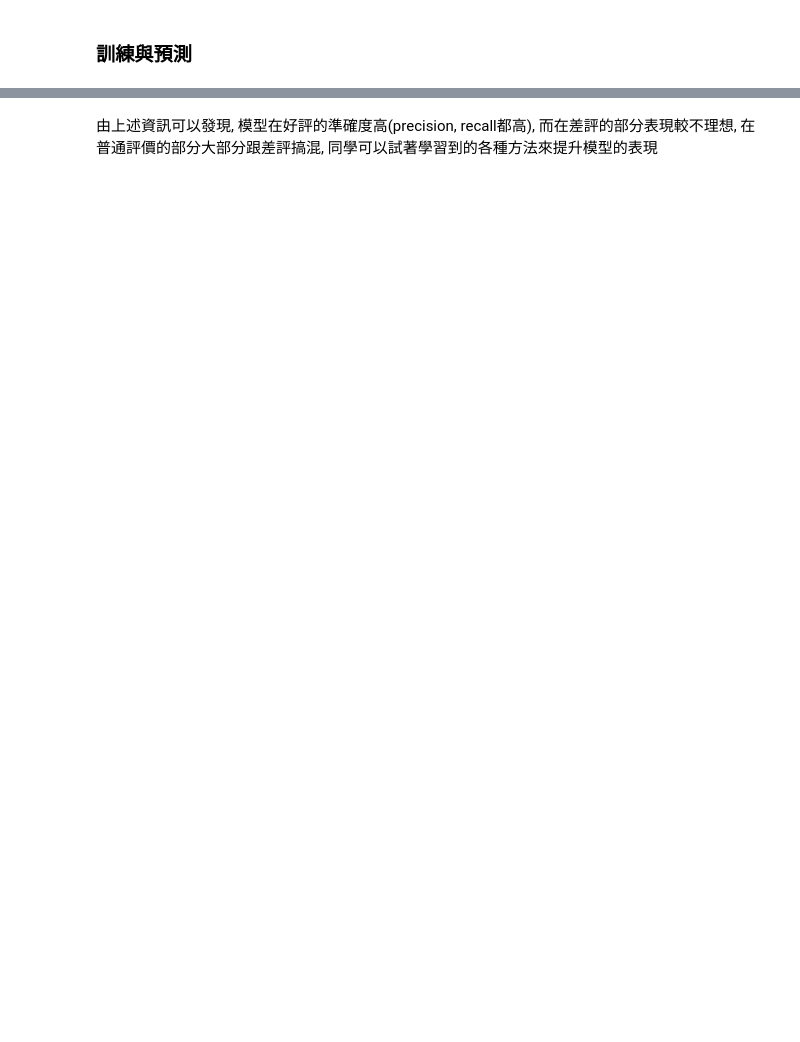
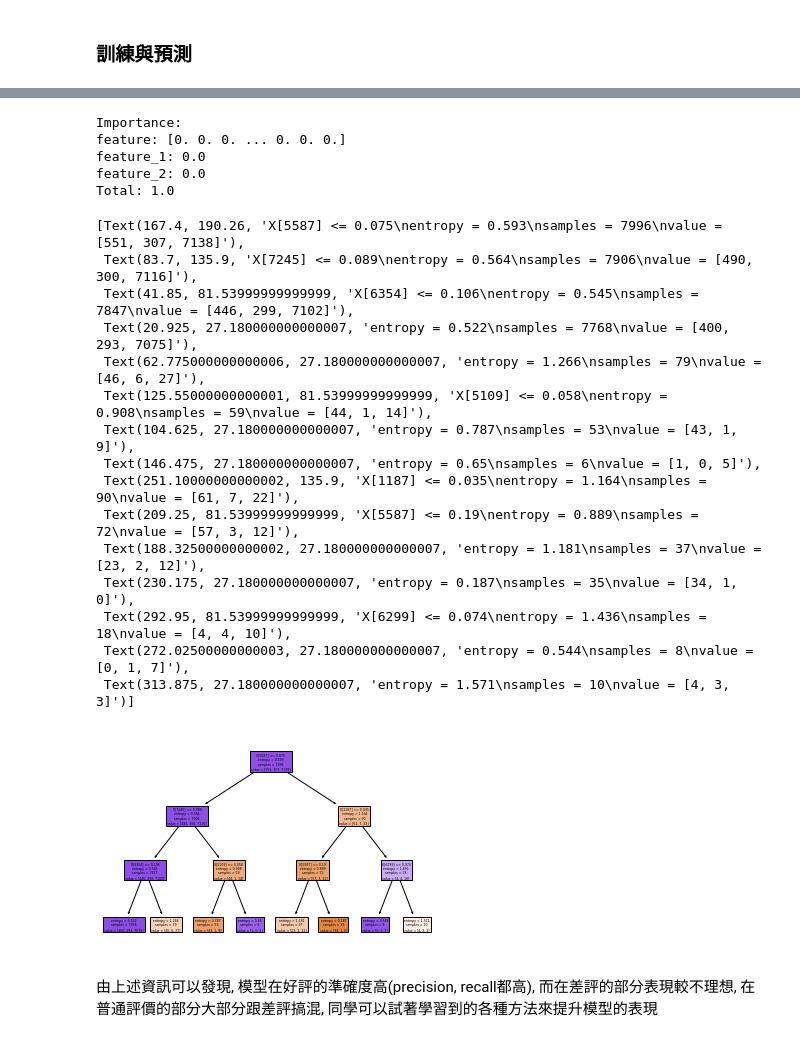
Before and after one commit to liangbin0121/NLP100Days, a Jupyter notebook: Day28-實作TreeBase模型_作業.ipynb, the cells around one changed output, grey strips where cells are left out. Drawn from its saved outputs; the diff is of its cells as text; code cells hidden in the pictures; blank space fills up the shorter version.

```diff
--- a/Day28-實作TreeBase模型_作業.ipynb
+++ b/Day28-實作TreeBase模型_作業.ipynb
@@ -72,3 +156,5 @@ labels = []
 #remove email address, punctuations, and change line symbol(\n)
 
 ###<your code>###
+corpus_clean = clean_content(corpus)
+corpus_clean[:3]
@@ -75,5 +165,7 @@ labels = []
 # %%
 #split corpus and label into train and test
 ###<your code>###
+from sklearn.model_selection import train_test_split
+x_train, x_test, y_train, y_test = train_test_split(corpus_clean, labels, test_size = 0.2, random_state=0)
 
 len(x_train), len(x_test), len(y_train), len(y_test)
@@ -82,7 +176,18 @@ len(x_train), len(x_test), len(y_train), len(y_test)
 #you can use tfidf or BoW here
 
 ###<your code>###
+# max_df=0.5 單詞如果在50%以上的文件出現就不考慮
+# min_df=5 單詞如果出現次數少於5次就不考慮, min_df=0.1 單詞如果在10%以下的文件中出現就不考慮
+vectorizer = TfidfVectorizer()
+## 用X_train來build 字典，字數還有document 數量
+vectorizer.fit(x_train)
 
+## 得到tfidf vector
 #transform training and testing corpus into vector form
-x_train = ###<your code>###
-x_test = ###<your code>###
+x_train = vectorizer.transform(x_train).toarray()
+x_test = vectorizer.transform(x_test).toarray()
+
+
+print(x_test)
+print('\n')
+print('單詞對應index: \n{}'.format(vectorizer.vocabulary_))
@@ -91,5 +218,11 @@ x_test = ###<your code>###
 # %%
 #build classification model (decision tree, random forest, or adaboost)
 #start training
+###<your code>###
+#建立決策樹模型
+decision_tree_cls = DecisionTreeClassifier(criterion='entropy', max_depth=3,
+              min_samples_split=10, min_samples_leaf=5)
 
-###<your code>###
+#使用決策樹模型進行訓練
+decision_tree_cls.fit(x_train, y_train)
+#len(x_train), len(x_test), len(y_train), len(y_test)
@@ -106,3 +270,38 @@ print(confusion_matrix(y_test, y_pred))
+# %%
+# 先前的課程中提到，我們可以透過feature被使用來分割的次數得知feature的重要程度
+# 我們可以透過feature_importance_來得到重要程度的值，且所有feature的重要程度合為1
+
+print("Importance:")
+print(f"feature: {decision_tree_cls.feature_importances_}")
+print(f"feature_1: {decision_tree_cls.feature_importances_[0]}")
+print(f"feature_2: {decision_tree_cls.feature_importances_[1]}")
+print(f"Total: {decision_tree_cls.feature_importances_.sum()}")
+# %% [output]
+Importance:
+feature: [0. 0. 0. ... 0. 0. 0.]
+feature_1: 0.0
+feature_2: 0.0
+Total: 1.0
+# %%
+# 透過sklearn.tree.plot_tree，可以視覺化決策樹決策過程
+plot_tree(decision_tree_cls, filled=True)
+# %% [output]
+[Text(167.4, 190.26, 'X[5587] <= 0.075\nentropy = 0.593\nsamples = 7996\nvalue = [551, 307, 7138]'),
+ Text(83.7, 135.9, 'X[7245] <= 0.089\nentropy = 0.564\nsamples = 7906\nvalue = [490, 300, 7116]'),
+ Text(41.85, 81.53999999999999, 'X[6354] <= 0.106\nentropy = 0.545\nsamples = 7847\nvalue = [446, 299, 7102]'),
+ Text(20.925, 27.180000000000007, 'entropy = 0.522\nsamples = 7768\nvalue = [400, 293, 7075]'),
+ Text(62.775000000000006, 27.180000000000007, 'entropy = 1.266\nsamples = 79\nvalue = [46, 6, 27]'),
+ Text(125.55000000000001, 81.53999999999999, 'X[5109] <= 0.058\nentropy = 0.908\nsamples = 59\nvalue = [44, 1, 14]'),
+ Text(104.625, 27.180000000000007, 'entropy = 0.787\nsamples = 53\nvalue = [43, 1, 9]'),
+ Text(146.475, 27.180000000000007, 'entropy = 0.65\nsamples = 6\nvalue = [1, 0, 5]'),
+ Text(251.10000000000002, 135.9, 'X[1187] <= 0.035\nentropy = 1.164\nsamples = 90\nvalue = [61, 7, 22]'),
+ Text(209.25, 81.53999999999999, 'X[5587] <= 0.19\nentropy = 0.889\nsamples = 72\nvalue = [57, 3, 12]'),
+ Text(188.32500000000002, 27.180000000000007, 'entropy = 1.181\nsamples = 37\nvalue = [23, 2, 12]'),
+ Text(230.175, 27.180000000000007, 'entropy = 0.187\nsamples = 35\nvalue = [34, 1, 0]'),
+ Text(292.95, 81.53999999999999, 'X[6299] <= 0.074\nentropy = 1.436\nsamples = 18\nvalue = [4, 4, 10]'),
+ Text(272.02500000000003, 27.180000000000007, 'entropy = 0.544\nsamples = 8\nvalue = [0, 1, 7]'),
+ Text(313.875, 27.180000000000007, 'entropy = 1.571\nsamples = 10\nvalue = [4, 3, 3]')]
+[figure, added]
 # %% [markdown]
 由上述資訊可以發現, 模型在好評的準確度高(precision, recall都高), 而在差評的部分表現較不理想, 在普通評價的部分大部分跟差評搞混,
 同學可以試著學習到的各種方法來提升模型的表現
```
Also changed, not shown: parts of 19 cells of this notebook.
